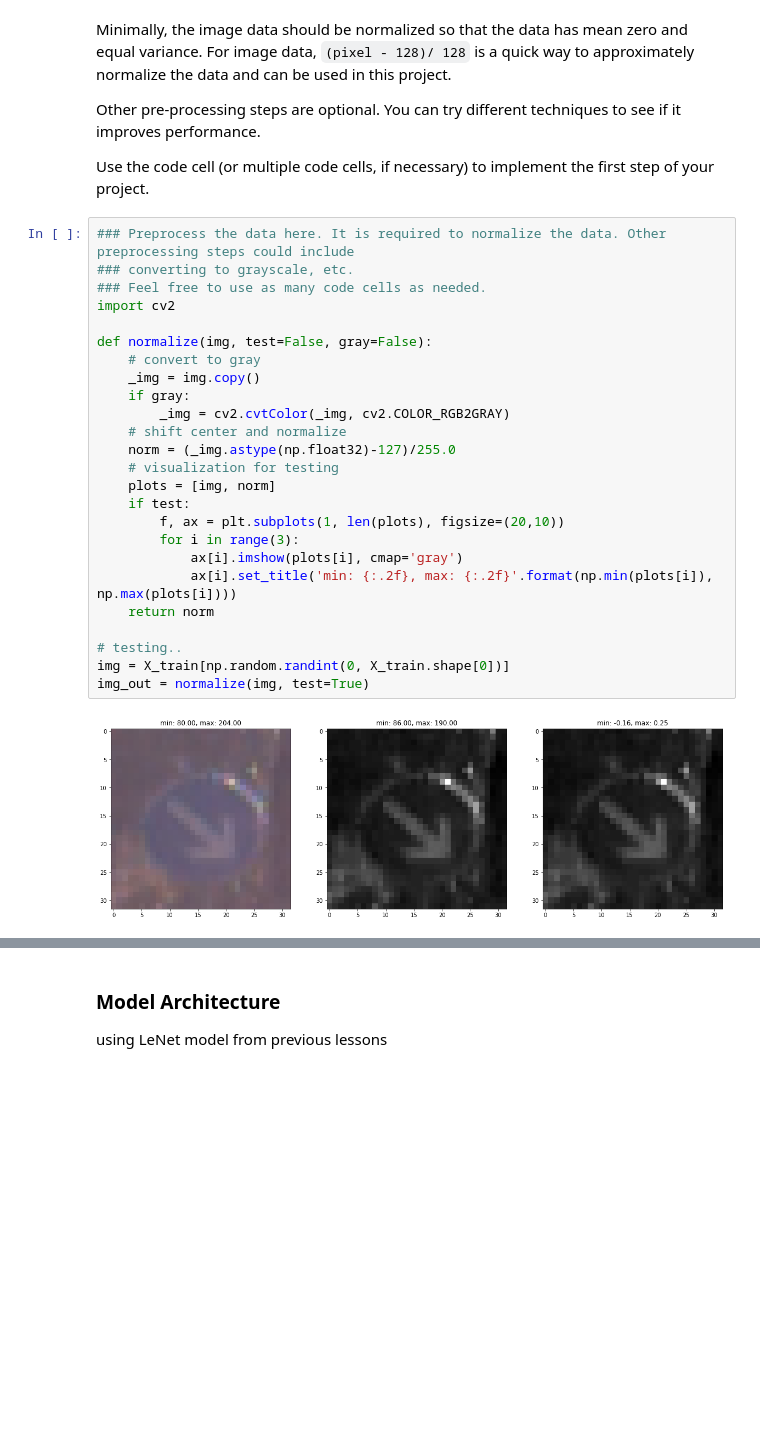
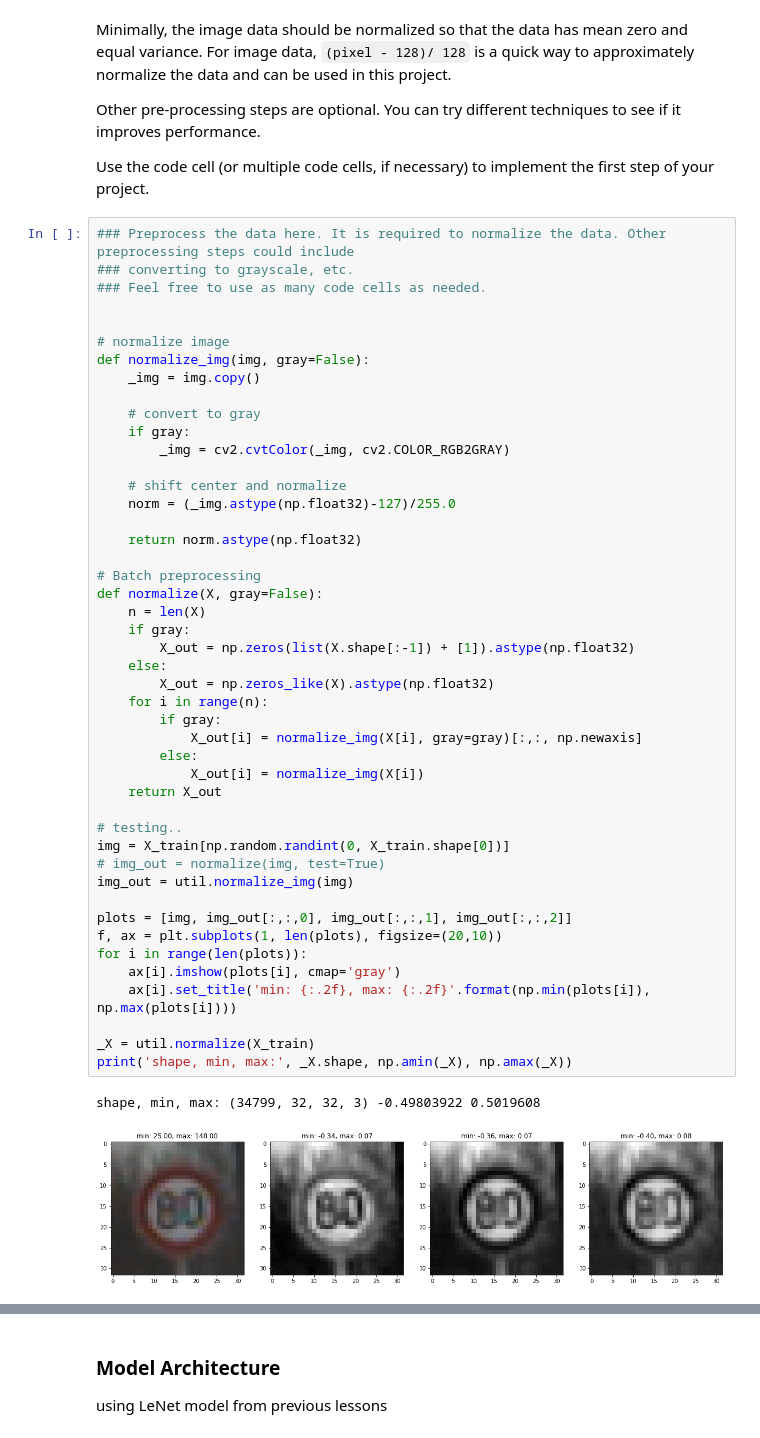
Before and after one commit to hvleejr/CarND-Traffic-Sign-Classifier-Project, a Jupyter notebook: Traffic_Sign_Classifier.ipynb, the cells around one changed output, grey strips where cells are left out. Drawn from its saved outputs; the diff is of its cells as text; blank space fills up the shorter version.

```diff
--- a/Traffic_Sign_Classifier.ipynb
+++ b/Traffic_Sign_Classifier.ipynb
@@ -164,28 +166,50 @@ Use the code cell (or multiple code cells, if necessary) to implement the first
 # %%
 ### Preprocess the data here. It is required to normalize the data. Other preprocessing steps could include
 ### converting to grayscale, etc.
 ### Feel free to use as many code cells as needed.
-import cv2
 
-def normalize(img, test=False, gray=False):
+
+# normalize image
+def normalize_img(img, gray=False):
+    _img = img.copy()
+
     # convert to gray
-    _img = img.copy()
     if gray:
         _img = cv2.cvtColor(_img, cv2.COLOR_RGB2GRAY)
+
     # shift center and normalize
     norm = (_img.astype(np.float32)-127)/255.0
-    # visualization for testing
-    plots = [img, norm]
-    if test:
-        f, ax = plt.subplots(1, len(plots), figsize=(20,10))
-        for i in range(3):
-            ax[i].imshow(plots[i], cmap='gray')
-            ax[i].set_title('min: {:.2f}, max: {:.2f}'.format(np.min(plots[i]), np.max(plots[i])))
-    return norm
+
+    return norm.astype(np.float32)
+
+# Batch preprocessing
+def normalize(X, gray=False):
+    n = len(X)
+    if gray:
+        X_out = np.zeros(list(X.shape[:-1]) + [1]).astype(np.float32)
+    else:
+        X_out = np.zeros_like(X).astype(np.float32)
+    for i in range(n):
+        if gray:
+            X_out[i] = normalize_img(X[i], gray=gray)[:,:, np.newaxis]
+        else:
+            X_out[i] = normalize_img(X[i])
+    return X_out
 
 # testing..
 img = X_train[np.random.randint(0, X_train.shape[0])]
-img_out = normalize(img, test=True)
+# img_out = normalize(img, test=True)
+img_out = util.normalize_img(img)
+
+plots = [img, img_out[:,:,0], img_out[:,:,1], img_out[:,:,2]]
+f, ax = plt.subplots(1, len(plots), figsize=(20,10))
+for i in range(len(plots)):
+    ax[i].imshow(plots[i], cmap='gray')
+    ax[i].set_title('min: {:.2f}, max: {:.2f}'.format(np.min(plots[i]), np.max(plots[i])))
+
+_X = util.normalize(X_train)
+print('shape, min, max:', _X.shape, np.amin(_X), np.amax(_X))
 # %% [output]
+shape, min, max: (34799, 32, 32, 3) -0.49803922 0.5019608
-[figure, old version]
+[figure, new version]
 # %%
```
Also changed, not shown: parts of 17 cells of this notebook, 5 other files.
